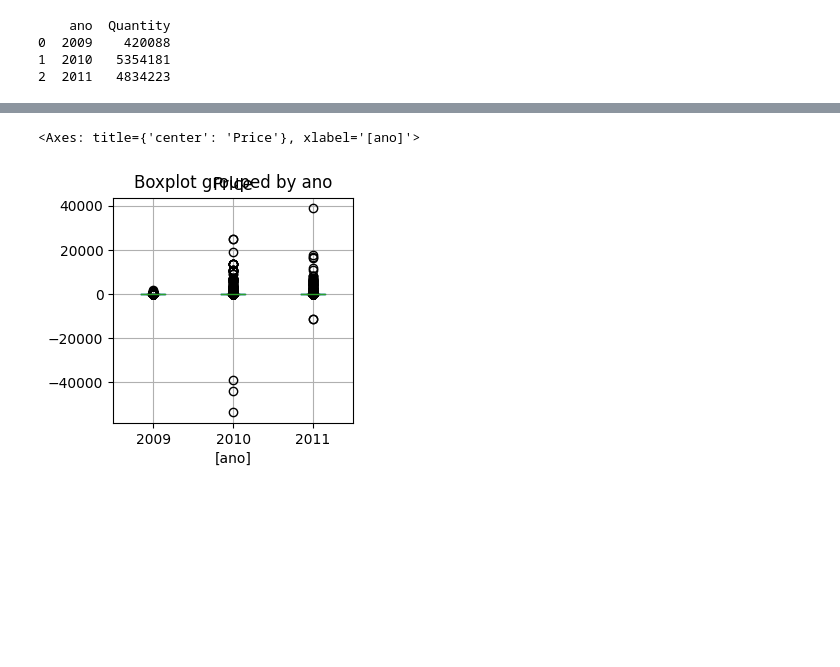
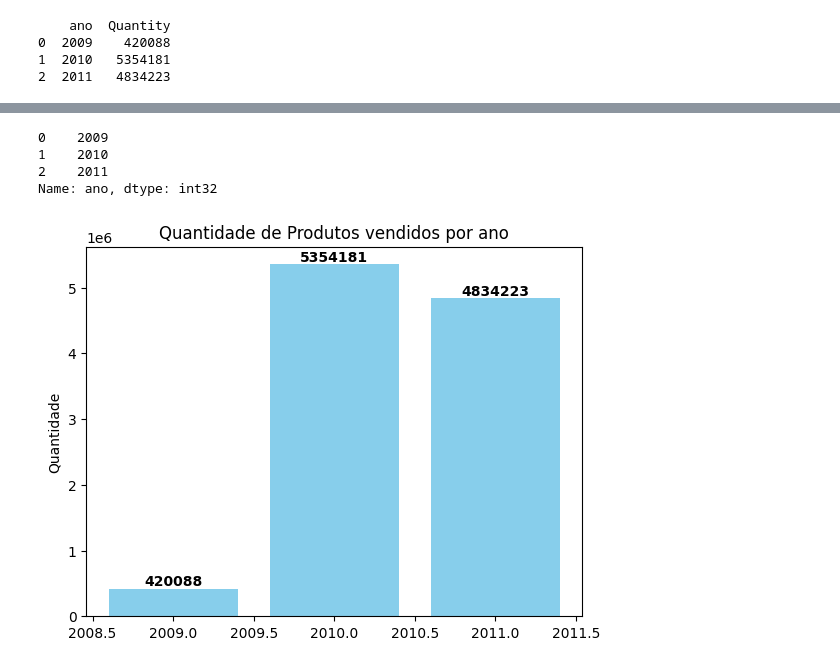
Before and after one commit to nickmorche/online_retail_data_analysis, a Jupyter notebook: data_analysis.ipynb, the cells around one changed output, grey strips where cells are left out. Cells and saved outputs as stored; diff of their text form; code cells hidden in the pictures; blank space fills up the shorter version.

Commit message:
Adicionado gráficos a análise total de vendas

```diff
--- a/data_analysis.ipynb
+++ b/data_analysis.ipynb
@@ -204,13 +203,36 @@ print(transactions_by_day)
 # %%
 # plt.figure(figsize=(3, 3))
 # plt.plot(transactions_by_year['ano'], transactions_by_year['Quantity'], marker='o', linestyle='-')
 # plt.xlabel('Data')
 # plt.ylabel('Quantidade')
 # plt.title('Quantidades vendidas por ano')
 # plt.xticks(rotation=45)
 # plt.grid(True)
 # plt.show()
-transactions[['ano', 'Price']].boxplot(by='ano', figsize=(3,3))
+# transactions[['ano', 'Price']].boxplot(by='ano', figsize=(3,3))
+# transactions[['ano', 'Quantity']].plot(kind='bar', figsize=(3,3), legend=True, label='Teste')
+
+print(transactions_by_year['ano'])
+
+# Criar o gráfico de barras
+fig, ax = plt.subplots()
+barras = ax.bar(transactions_by_year['ano'], transactions_by_year['Quantity'], color='skyblue')
+
+# Adicionar os valores nas barras
+for barra in barras:
+    altura = barra.get_height()
+    ax.text(barra.get_x() + barra.get_width()/2, altura,
+            f'{altura}', ha='center', va='bottom', fontsize=10, fontweight='bold')
+
+# Configurar rótulos e título
+ax.set_ylabel('Quantidade')
+ax.set_title('Quantidade de Produtos vendidos por ano')
+
+# Mostrar o gráfico
+plt.show()
 # %% [output]
-<Axes: title={'center': 'Price'}, xlabel='[ano]'>
+0    2009
+1    2010
+2    2011
+Name: ano, dtype: int32
-[figure, old version]
+[figure, new version]
```
Also changed, not shown: parts of 7 cells of this notebook.
